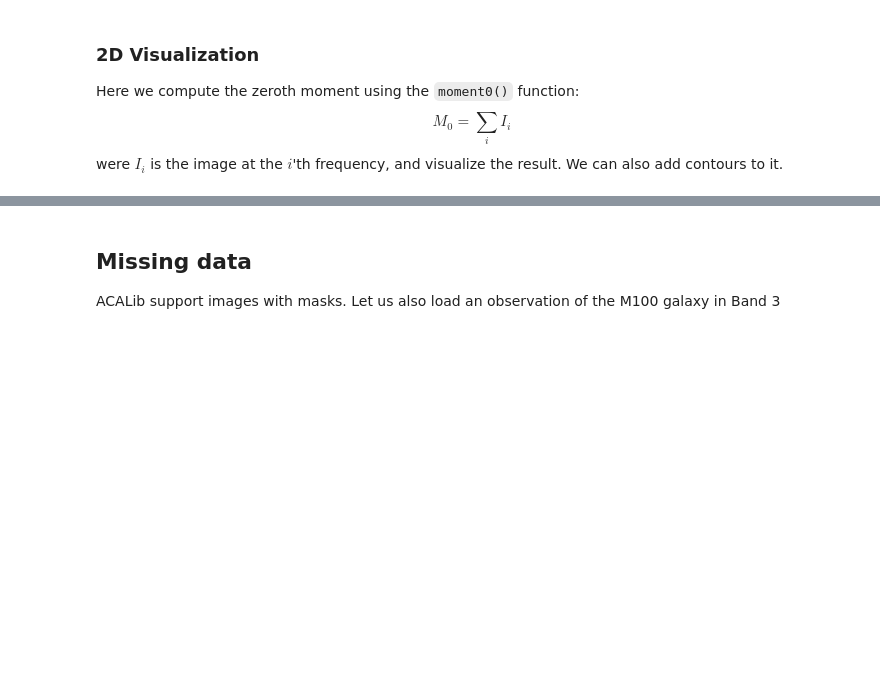
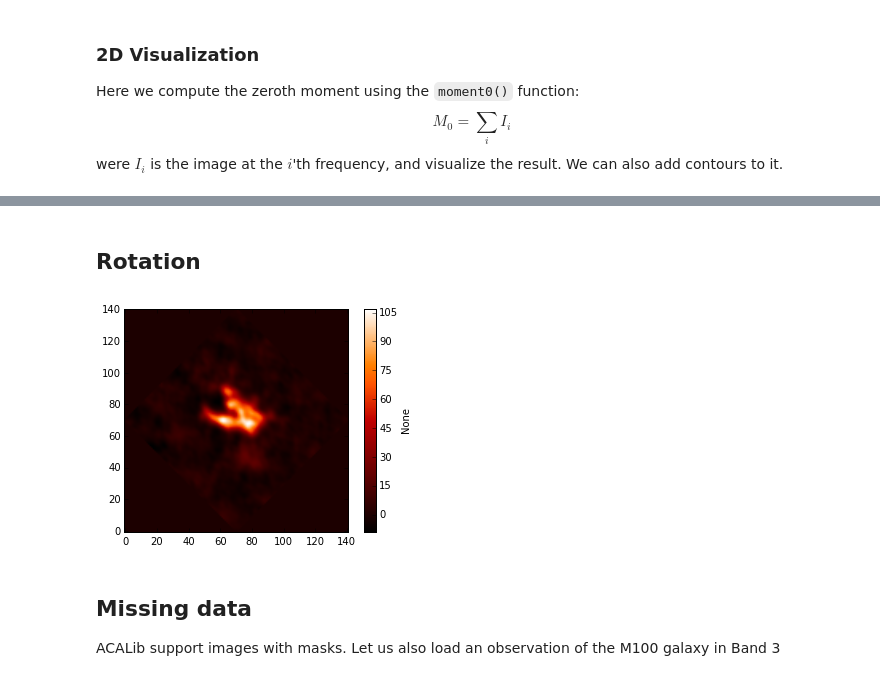
Before and after one commit to ChileanVirtualObservatory/acalib, a Jupyter notebook: notebooks/ACALib FONDEF.ipynb, the cells around one changed output, grey strips where cells are left out. Drawn from its saved outputs; the diff is of its cells as text; code cells hidden in the pictures; blank space fills up the shorter version.

```diff
--- a/notebooks/ACALib FONDEF.ipynb
+++ b/notebooks/ACALib FONDEF.ipynb
@@ -110,3 +110,9 @@ ORIGINAL + CONTOUR
+# %% [markdown]
+## Rotation
+# %%
+visualize(rotate(m0,angle=-45))
+# %% [output]
+[figure, added]
 # %% [markdown]
 ## Missing data
 
```
Also changed, not shown: parts of 28 cells of this notebook, 4 other files.
